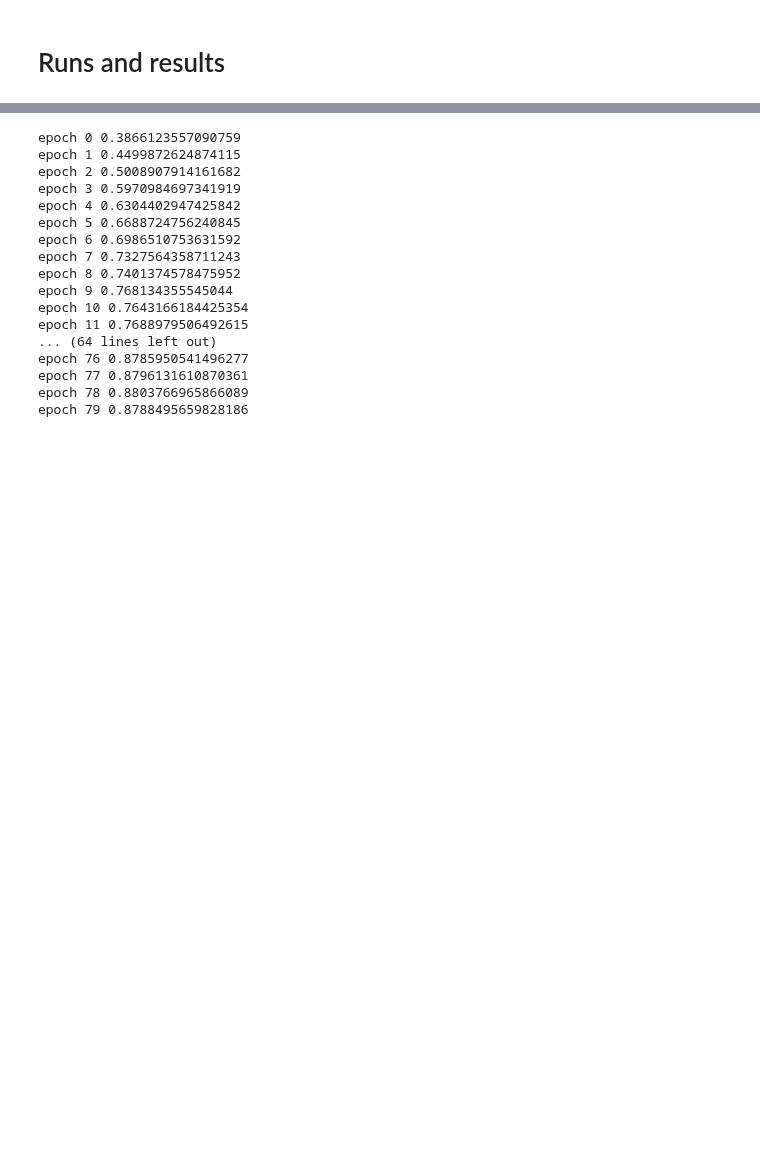
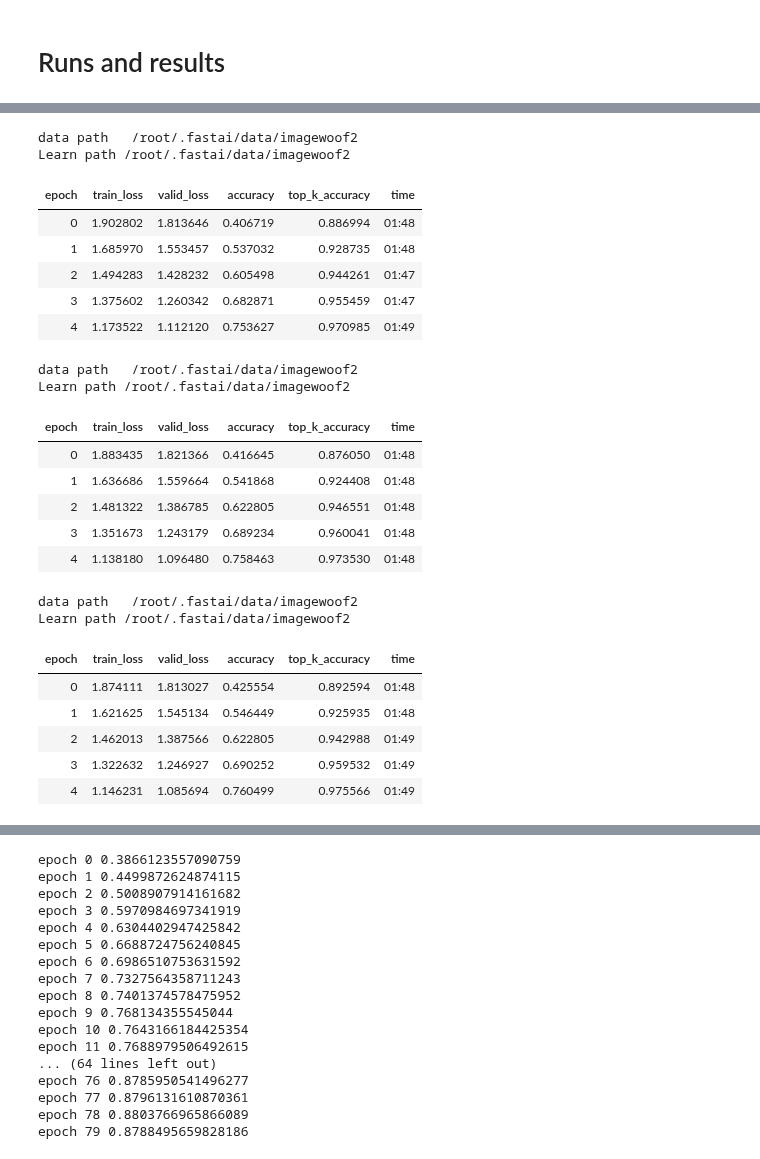
Before and after one commit to liuyao12/Ranger-Mish-ImageWoof-5, a Jupyter notebook: Woof_128_new_ConvTwist.ipynb, the cells around one changed output, grey strips where cells are left out. Saved outputs shown, nothing was run; the diff lists cells and outputs as text; code cells hidden in the pictures; blank space fills up the shorter version.

```diff
--- a/Woof_128_new_ConvTwist.ipynb
+++ b/Woof_128_new_ConvTwist.ipynb
@@ -190,0 +253,29 @@ learn.recorder.plot_losses()
+# %%
+for _ in range(3):
+    learn = get_learn(model=model, size=128, bs=32, mixup=0)
+    learn.fit_fc(5, lr=4e-3, moms=(0.95,0.95), start_pct=0.72)
+# %% [output]
+data path   /root/.fastai/data/imagewoof2
+Learn path /root/.fastai/data/imagewoof2
+| epoch | train_loss | valid_loss | accuracy | top_k_accuracy | time |
+| 0 | 1.902802 | 1.813646 | 0.406719 | 0.886994 | 01:48 |
+| 1 | 1.685970 | 1.553457 | 0.537032 | 0.928735 | 01:48 |
+| 2 | 1.494283 | 1.428232 | 0.605498 | 0.944261 | 01:47 |
+| 3 | 1.375602 | 1.260342 | 0.682871 | 0.955459 | 01:47 |
+| 4 | 1.173522 | 1.112120 | 0.753627 | 0.970985 | 01:49 |
+data path   /root/.fastai/data/imagewoof2
+Learn path /root/.fastai/data/imagewoof2
+| epoch | train_loss | valid_loss | accuracy | top_k_accuracy | time |
+| 0 | 1.883435 | 1.821366 | 0.416645 | 0.876050 | 01:48 |
+| 1 | 1.636686 | 1.559664 | 0.541868 | 0.924408 | 01:48 |
+| 2 | 1.481322 | 1.386785 | 0.622805 | 0.946551 | 01:48 |
+| 3 | 1.351673 | 1.243179 | 0.689234 | 0.960041 | 01:48 |
+| 4 | 1.138180 | 1.096480 | 0.758463 | 0.973530 | 01:48 |
+data path   /root/.fastai/data/imagewoof2
+Learn path /root/.fastai/data/imagewoof2
+| epoch | train_loss | valid_loss | accuracy | top_k_accuracy | time |
+| 0 | 1.874111 | 1.813027 | 0.425554 | 0.892594 | 01:48 |
+| 1 | 1.621625 | 1.545134 | 0.546449 | 0.925935 | 01:48 |
+| 2 | 1.462013 | 1.387566 | 0.622805 | 0.942988 | 01:49 |
+| 3 | 1.322632 | 1.246927 | 0.690252 | 0.959532 | 01:49 |
+| 4 | 1.146231 | 1.085694 | 0.760499 | 0.975566 | 01:49 |
```
Also changed, not shown: parts of 8 cells of this notebook.
